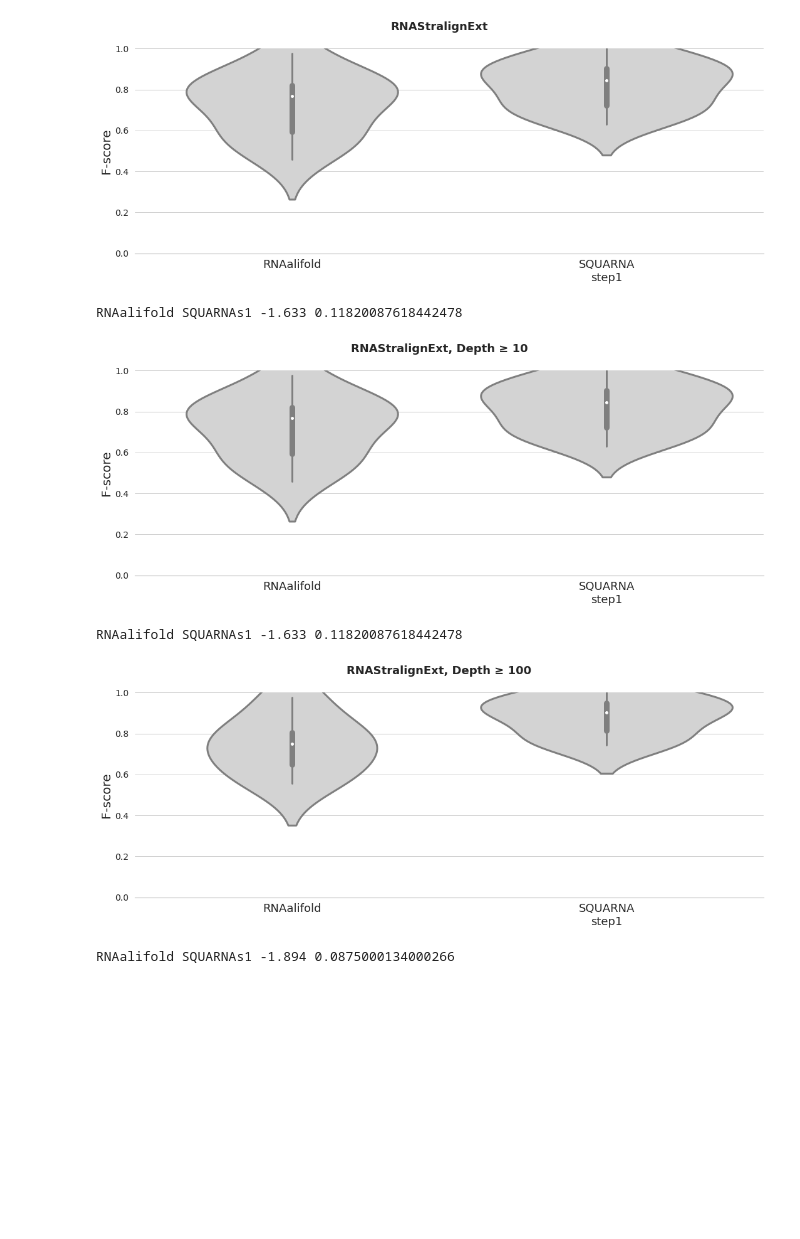
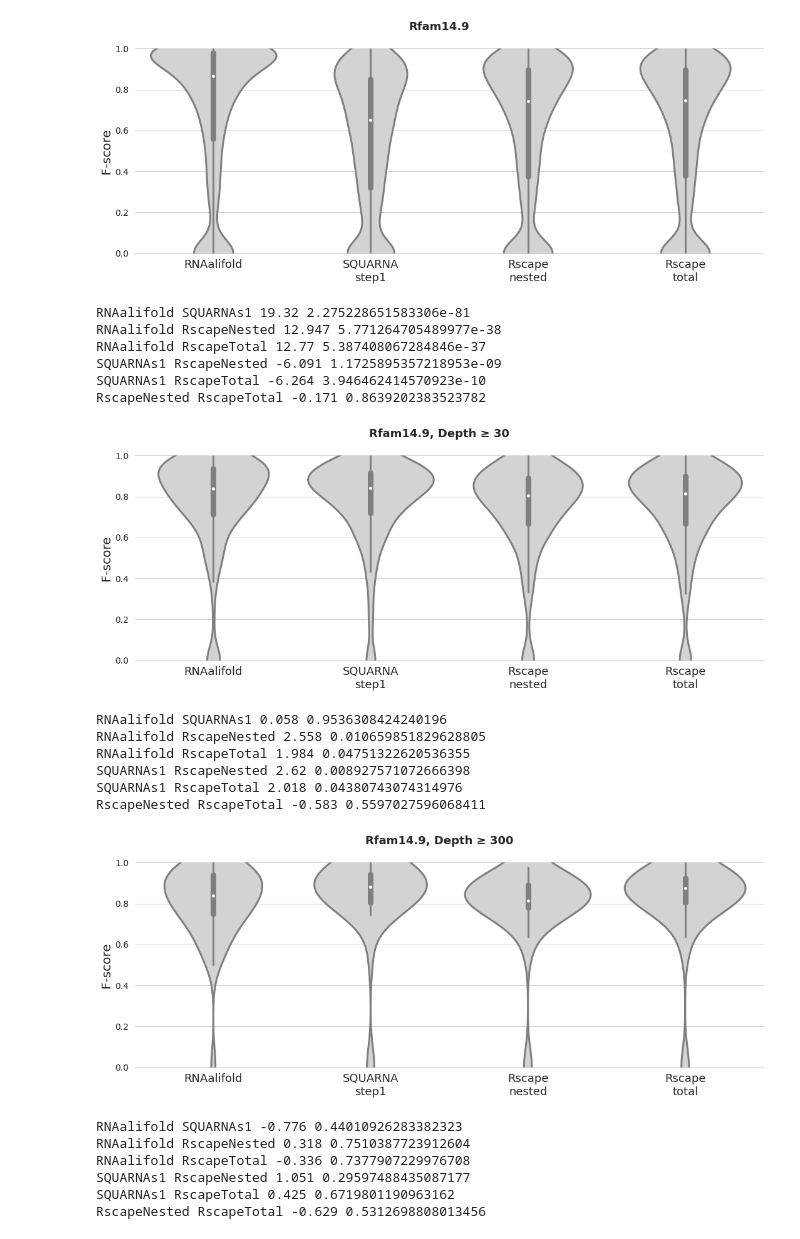
Before and after one commit to febos/SQUARNA, a Jupyter notebook: benchmarks/Violins.ipynb, the cells around one changed output. Drawn from its saved outputs; the diff is of its cells as text; code cells hidden in the pictures; blank space fills up the shorter version.

```diff
--- a/benchmarks/Violins.ipynb
+++ b/benchmarks/Violins.ipynb
@@ -107,16 +107,18 @@ def FScore(tp,fp,fn):
 def Harmonized(fs1,fs2):
     return round(2*fs1*fs2/(fs1+fs2),3)
 
-for dataset in ("RNAStralignExt", "RfamPDB", "Rfam14.9"):
+for dataset in ("Rfam14.9",):# "RfamPDB", "RNAStralignExt",):
 
-    tools = "RNAalifold SQUARNAs1".split(' ')
+    tools = "RNAalifold SQUARNAs1 RscapeNested RscapeTotal".split(' ')#
 
-    labels = ["RNAalifold", "SQUARNA\nstep1",]
+    labels = ["RNAalifold", "SQUARNA\nstep1",
+             "Rscape\nnested","Rscape\ntotal"]
 
     #tools = "RNAalifold IPknot CentroidAlifold RscapeNested RscapeTotal SQUARNAs1 SQUARNAs2 SQUARNAs3i SQUARNAs3u".split(' ')
 
     #labels = ["RNAalifold","IPknot",
-    #          "CentroidAlifold","Rscape\nnested","Rscape\ntotal","SQUARNAs1","SQUARNAs2","SQUARNAs3i","SQUARNAs3u"]
+    #          "CentroidAlifold","Rscape\nnested","Rscape\ntotal",
+    #          "SQUARNA\nstep1","SQUARNA\nstep2","SQUARNA\nstep3i","SQUARNA\nstep3u"]
 
     res = {}
     resTP = {}
@@ -149,9 +151,9 @@ for dataset in ("RNAStralignExt", "RfamPDB", "Rfam14.9"):
             for line in lines[1:]:
                 #if line.strip().split('\t')[famind] in fams:
                 depths.append(int(line.strip().split('\t')[dpind]))
-                if depths[-1]>=10:
+                if depths[-1]>=30:
                     fscores10.append(float(line.strip().split('\t')[fsind]))
-                if depths[-1]>=100:
+                if depths[-1]>=300:
                     fscores100.append(float(line.strip().split('\t')[fsind]))
                 lengths.append(int(line.strip().split('\t')[lnind]))
                 fscores.append(float(line.strip().split('\t')[fsind]))
@@ -192,7 +194,7 @@ for dataset in ("RNAStralignExt", "RfamPDB", "Rfam14.9"):
     # Show each distribution with both violins and points
     sns.violinplot(data=df, inner="box", color='lightgrey', cut=2, linewidth=3)
     sns.despine(left=True)
-    f.suptitle('{}, Depth ≥ 10'.format(dataset), fontsize=18, fontweight='bold')
+    f.suptitle('{}, Depth ≥ 30'.format(dataset), fontsize=18, fontweight='bold')
     ax.set_ylabel("F-score",size = 20)
     ax.set_xticklabels(labels,fontsize=18)
     ax.set_yticks([0.0,0.2,0.4,0.6,0.8,1.0],
@@ -211,7 +213,7 @@ for dataset in ("RNAStralignExt", "RfamPDB", "Rfam14.9"):
     # Show each distribution with both violins and points
     sns.violinplot(data=df, inner="box", color='lightgrey', cut=2, linewidth=3)
     sns.despine(left=True)
-    f.suptitle('{}, Depth ≥ 100'.format(dataset), fontsize=18, fontweight='bold')
+    f.suptitle('{}, Depth ≥ 300'.format(dataset), fontsize=18, fontweight='bold')
     ax.set_ylabel("F-score",size = 20)
     ax.set_xticklabels(labels,fontsize=18)
     ax.set_yticks([0.0,0.2,0.4,0.6,0.8,1.0],
@@ -226,7 +228,7 @@ for dataset in ("RNAStralignExt", "RfamPDB", "Rfam14.9"):
     f, ax = plt.subplots(figsize=(13, 6))
     f.suptitle('{}'.format(dataset), fontsize=18, fontweight='bold')
     ax.set_ylim([0.3,1.0])
-    ax.set_xlim([2,2000])
+    ax.set_xlim([2,1000])
     for k,tool in enumerate(tools):
         nums   = res[tool]
         numsTP = resTP[tool]
@@ -239,36 +241,51 @@ for dataset in ("RNAStralignExt", "RfamPDB", "Rfam14.9"):
         for i in range(len(pairs)):
             dat[pairs[i][0]] = Harmonized(FScore(sum([p[1] for p in pairs[i:]]),
                                       sum([p[2] for p in pairs[i:]]),
                                       sum([p[3] for p in pairs[i:]]))[0],
                                           np.mean([p[4] for p in pairs[i:]]))
 
         dat = sorted(dat.items())
         xx  = [d[0] for d in dat]
         yy  = [d[1] for d in dat]
         if tool.startswith('Rscape'):
             ax.plot(xx,yy,label=labels[k], linewidth=3, ls='--')
         elif tool.startswith("SQUARNA"):
             ax.plot(xx,yy,label=labels[k], linewidth=3)
         else:
             ax.plot(xx,yy,label=labels[k], linewidth=3, ls=':')
     # get the legend object
     leg = ax.legend(fontsize=16)
 
     # change the line width for the legend
     for line in leg.get_lines():
         line.set_linewidth(4)
     ax.set_ylabel("Harmonized F-score", fontsize=20)
     ax.set_xlabel("Depth ≥ X", fontsize=20)
     ax.set_yticks([0.4,0.6,0.8,1.0],
                   labels=[0.4,0.6,0.8,1.0], size=14)
     ax.set_xticks([10,100,1000],
                   labels=[10,100,1000], size=14)
     ax.set_xscale("log")
     plt.show()
 # %% [output]
-[figure, old version]
+[figure, new version]
-RNAalifold SQUARNAs1 -1.633 0.11820087618442478
+RNAalifold SQUARNAs1 19.32 2.275228651583306e-81
+RNAalifold RscapeNested 12.947 5.771264705489977e-38
+RNAalifold RscapeTotal 12.77 5.387408067284846e-37
+SQUARNAs1 RscapeNested -6.091 1.1725895357218953e-09
+SQUARNAs1 RscapeTotal -6.264 3.946462414570923e-10
+RscapeNested RscapeTotal -0.171 0.8639202383523782
-[figure, old version]
+[figure, new version]
-RNAalifold SQUARNAs1 -1.633 0.11820087618442478
+RNAalifold SQUARNAs1 0.058 0.9536308424240196
+RNAalifold RscapeNested 2.558 0.010659851829628805
+RNAalifold RscapeTotal 1.984 0.04751322620536355
+SQUARNAs1 RscapeNested 2.62 0.008927571072666398
+SQUARNAs1 RscapeTotal 2.018 0.04380743074314976
+RscapeNested RscapeTotal -0.583 0.5597027596068411
-[figure, old version]
+[figure, new version]
-RNAalifold SQUARNAs1 -1.894 0.0875000134000266
+RNAalifold SQUARNAs1 -0.776 0.44010926283382323
+RNAalifold RscapeNested 0.318 0.7510387723912604
+RNAalifold RscapeTotal -0.336 0.7377907229976708
+SQUARNAs1 RscapeNested 1.051 0.29597488435087177
+SQUARNAs1 RscapeTotal 0.425 0.6719801190963162
+RscapeNested RscapeTotal -0.629 0.5312698808013456
```
Also changed, not shown: parts of 2 cells of this notebook, 4 other files.
